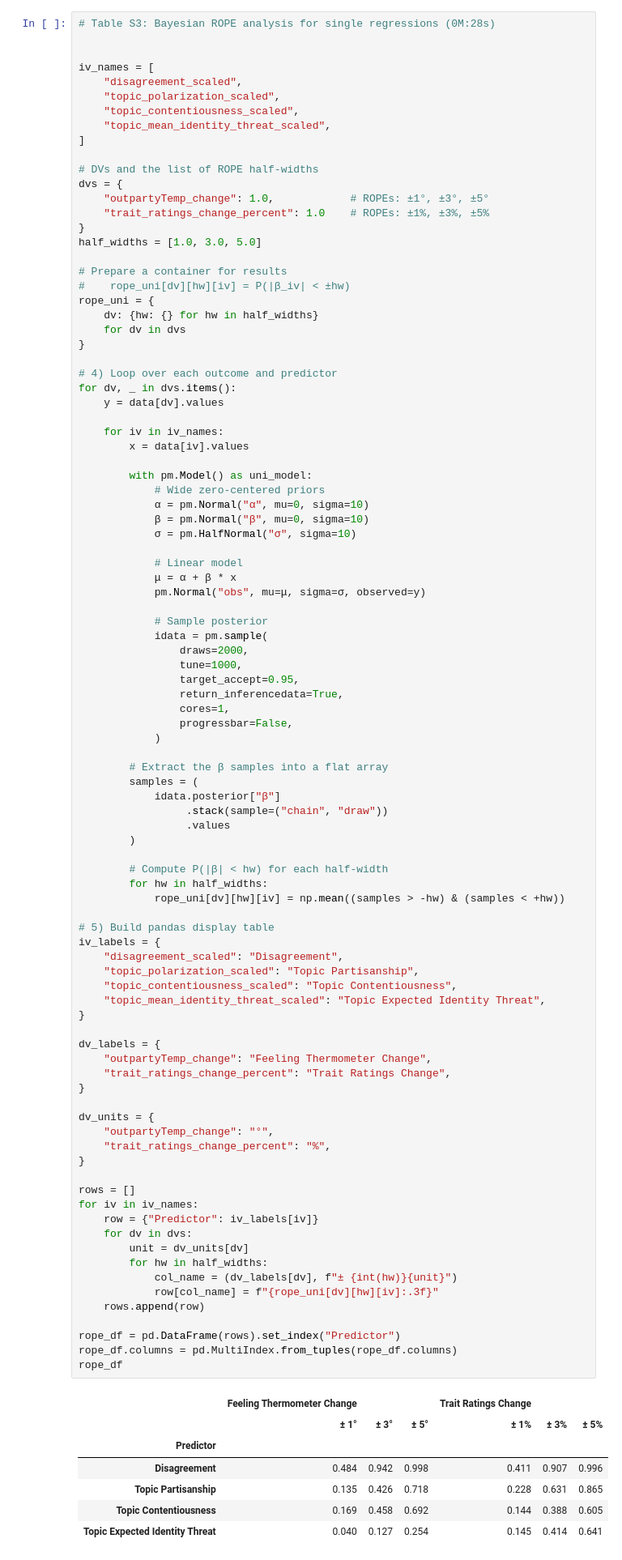
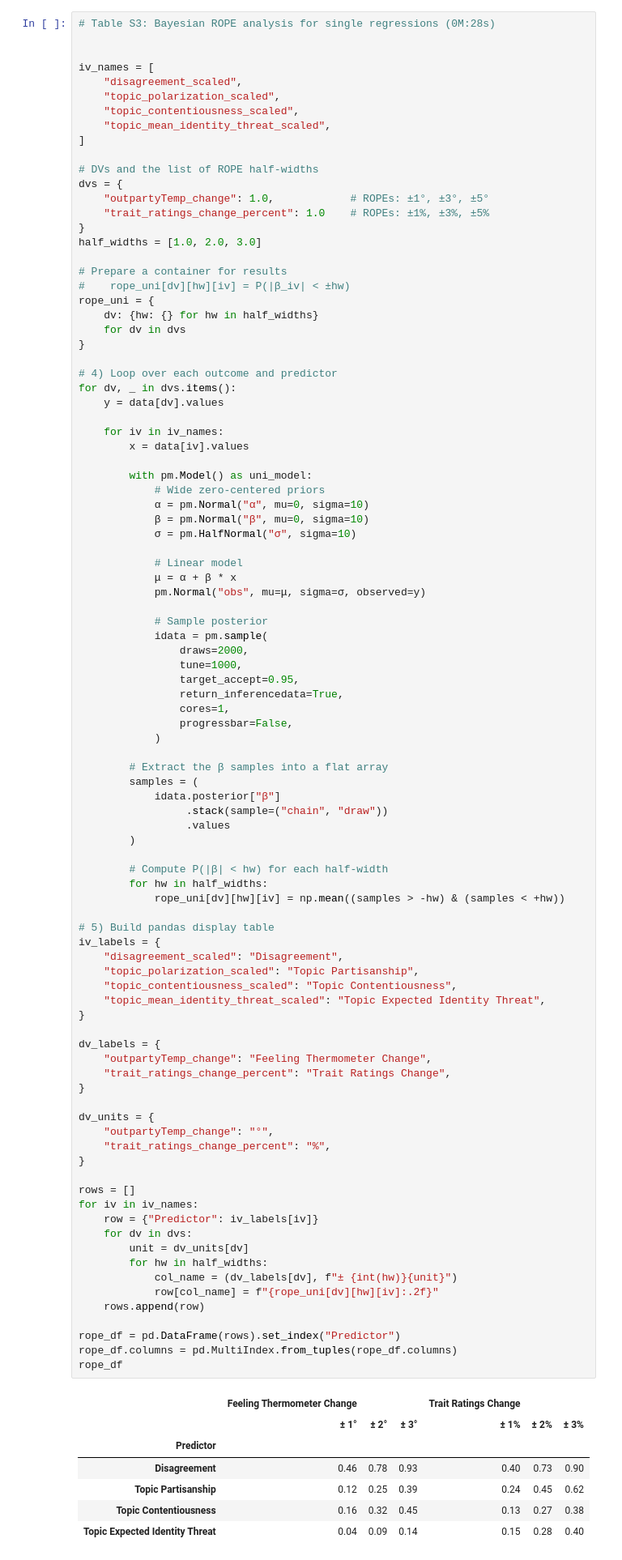
Before and after one commit to Watts-Lab/topic_choice, a Jupyter notebook: analyze_study_data.ipynb, the cells around one changed output. Shown at 81% size. Drawn from its saved outputs; the diff is of its cells as text.

```diff
--- a/analyze_study_data.ipynb
+++ b/analyze_study_data.ipynb
@@ -2452,7 +2461,7 @@ dvs = {
     "outpartyTemp_change": 1.0,            # ROPEs: ±1°, ±3°, ±5°
     "trait_ratings_change_percent": 1.0    # ROPEs: ±1%, ±3%, ±5%
 }
-half_widths = [1.0, 3.0, 5.0]
+half_widths = [1.0, 2.0, 3.0]
 
 # Prepare a container for results
 #    rope_uni[dv][hw][iv] = P(|β_iv| < ±hw)
@@ -2504,37 +2513,37 @@ iv_labels = {
     "disagreement_scaled": "Disagreement",
     "topic_polarization_scaled": "Topic Partisanship",
     "topic_contentiousness_scaled": "Topic Contentiousness",
     "topic_mean_identity_threat_scaled": "Topic Expected Identity Threat",
 }
 
 dv_labels = {
     "outpartyTemp_change": "Feeling Thermometer Change",
     "trait_ratings_change_percent": "Trait Ratings Change",
 }
 
 dv_units = {
     "outpartyTemp_change": "°",
     "trait_ratings_change_percent": "%",
 }
 
 rows = []
 for iv in iv_names:
     row = {"Predictor": iv_labels[iv]}
     for dv in dvs:
         unit = dv_units[dv]
         for hw in half_widths:
             col_name = (dv_labels[dv], f"± {int(hw)}{unit}")
-            row[col_name] = f"{rope_uni[dv][hw][iv]:.3f}"
+            row[col_name] = f"{rope_uni[dv][hw][iv]:.2f}"
     rows.append(row)
 
 rope_df = pd.DataFrame(rows).set_index("Predictor")
 rope_df.columns = pd.MultiIndex.from_tuples(rope_df.columns)
 rope_df
 # %% [output]
 |  | Feeling Thermometer Change |  |  | Trait Ratings Change |  |  |
-|  | ± 1° | ± 3° | ± 5° | ± 1% | ± 3% | ± 5% |
+|  | ± 1° | ± 2° | ± 3° | ± 1% | ± 2% | ± 3% |
 | Predictor |  |  |  |  |  |  |
-| Disagreement | 0.484 | 0.942 | 0.998 | 0.411 | 0.907 | 0.996 |
-| Topic Partisanship | 0.135 | 0.426 | 0.718 | 0.228 | 0.631 | 0.865 |
-| Topic Contentiousness | 0.169 | 0.458 | 0.692 | 0.144 | 0.388 | 0.605 |
-| Topic Expected Identity Threat | 0.040 | 0.127 | 0.254 | 0.145 | 0.414 | 0.641 |
+| Disagreement | 0.46 | 0.78 | 0.93 | 0.40 | 0.73 | 0.90 |
+| Topic Partisanship | 0.12 | 0.25 | 0.39 | 0.24 | 0.45 | 0.62 |
+| Topic Contentiousness | 0.16 | 0.32 | 0.45 | 0.13 | 0.27 | 0.38 |
+| Topic Expected Identity Threat | 0.04 | 0.09 | 0.14 | 0.15 | 0.28 | 0.40 |
```
Also changed, not shown: parts of 5 cells of this notebook, 14 other files.
